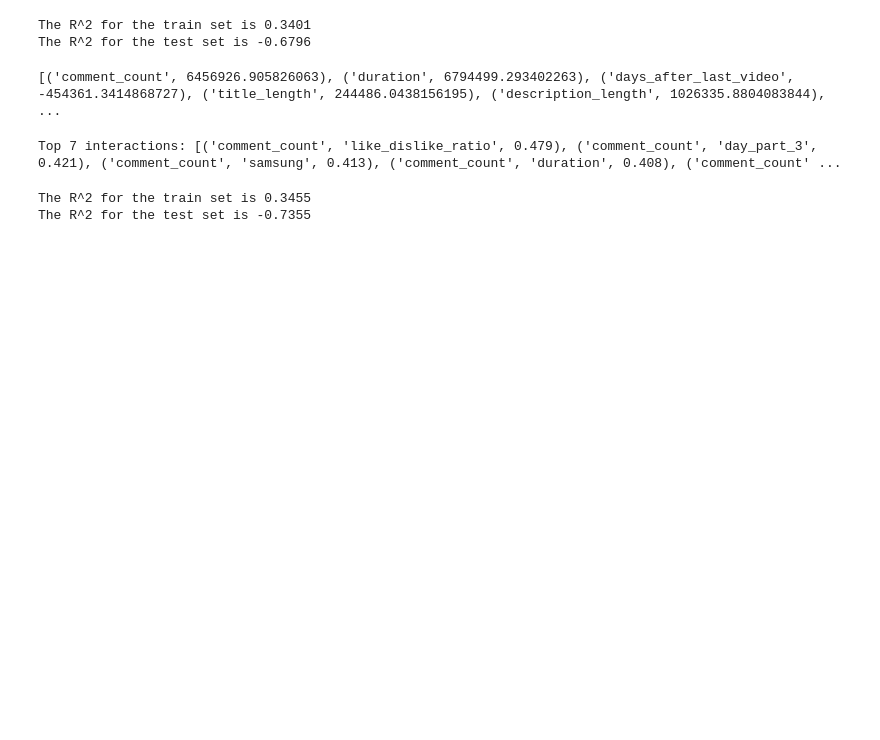
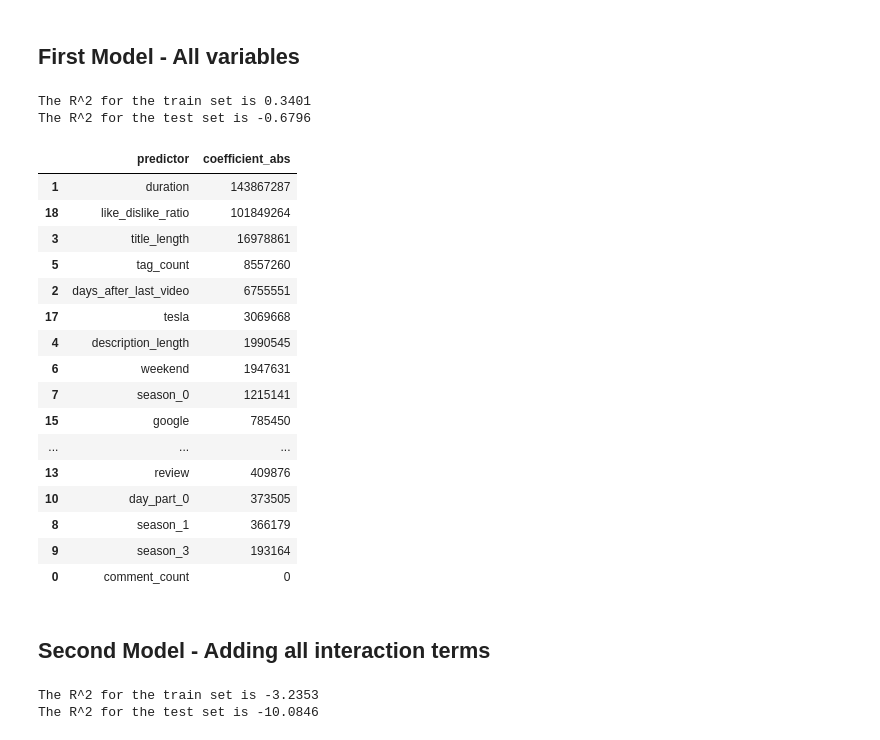
Before and after one commit to Carterbouley/flatiron-mod_4, a Jupyter notebook: Regression Analysis.ipynb, the cells around one changed output. Drawn from its saved outputs; the diff is of its cells as text; code cells hidden in the pictures; blank space fills up the shorter version.

Commit message:
first iteration

```diff
--- a/Regression Analysis.ipynb
+++ b/Regression Analysis.ipynb
@@ -147,3 +100,4 @@ X_test_numerical_scaled = pd.DataFrame(scaler.transform(X_test_numerical), colum
 # %%
-X_train_scaled = pd.concat([X_train_numerical_scaled, X_train_categorical], axis = 1)
-X_test_scaled = pd.concat([X_test_numerical_scaled, X_test_categorical], axis = 1)
+X_train_scaled = pd.concat([X_train_num_scaled, X_train_cat], axis = 1)
+X_test_scaled = pd.concat([X_test_num_scaled, X_test_cat], axis = 1)
+X_train_scaled.head()
@@ -150,6 +111,5 @@ X_test_scaled = pd.concat([X_test_numerical_scaled, X_test_categorical], axis =
-# %%
-linreg = LinearRegression()
-model = linreg.fit(X_train_scaled, y_train)
+# %% [markdown]
+## First Model - All variables
 # %%
 def train_vs_test(model, X_train, X_test, y_train, y_test):
 
@@ -159,26 +119,12 @@ def train_vs_test(model, X_train, X_test, y_train, y_test):
     r_2_test = r2_score(y_test, y_test_hat)
 
     return print(('The R^2 for the train set is {} \nThe R^2 for the test set is {} '.format(round(r_2_train, 4), round( r_2_test, 4))))
+# %%
+linreg = LinearRegression()
+model_1 = linreg.fit(X_train_scaled, y_train)
 # %%
-train_vs_test(model, X_train_scaled, X_test_scaled, y_train, y_test)
+train_vs_test(model_1, X_train_scaled, X_test_scaled, y_train, y_test)
+# Overfitting
 # %% [output]
 The R^2 for the train set is 0.3401
 The R^2 for the test set is -0.6796
-# %%
-print(list(zip(X.columns, model.coef_)))
-# %% [output]
-[('comment_count', 6456926.905826063), ('duration', 6794499.293402263), ('days_after_last_video', -454361.3414868727), ('title_length', 244486.0438156195), ('description_length', 1026335.8804083844),  ...
-# %%
-from itertools import combinations
-combinations = list(combinations(X.columns, 2))
-
-interactions = []
-data = X_train_scaled.copy()
-for comb in combinations:
-    data["interaction"] = data[comb[0]] * data[comb[1]]
-    score = round(np.mean(cross_val_score(linreg, data, y_train, scoring="r2", cv=5)), 4)
-    if score > 0.3401: interactions.append((comb[0], comb[1], round(score,3)))
-
-print("Top 7 interactions: %s" %sorted(interactions, key=lambda inter: inter[2], reverse=True)[:7])
-# %% [output]
-Top 7 interactions: [('comment_count', 'like_dislike_ratio', 0.479), ('comment_count', 'day_part_3', 0.421), ('comment_count', 'samsung', 0.413), ('comment_count', 'duration', 0.408), ('comment_count' ...
@@ -190,5 +131,23 @@ lm = linreg.fit(X_train_rfe, y_train)
-# %%
-train_vs_test(lm, X_train_rfe, X_test_rfe, y_train, y_test)
-# %% [output]
-The R^2 for the train set is 0.3455
-The R^2 for the test set is -0.7355
+# %%
+model_1_coeff = pd.DataFrame(list(zip(X.columns, model_1.coef_)), columns = ['predictor', 'coefficient_abs'])
+model_1_coeff['coefficient_abs'] = model_1_coeff['coefficient_abs'].map(abs).astype('int')
+model_1_coeff.sort_values(by = 'coefficient_abs', ascending = False)
+# bottom two especially small
+# %% [output]
+|  | predictor | coefficient_abs |
+| 1 | duration | 143867287 |
+| 18 | like_dislike_ratio | 101849264 |
+| 3 | title_length | 16978861 |
+| 5 | tag_count | 8557260 |
+| 2 | days_after_last_video | 6755551 |
+| 17 | tesla | 3069668 |
+| 4 | description_length | 1990545 |
+| 6 | weekend | 1947631 |
+| 7 | season_0 | 1215141 |
+| 15 | google | 785450 |
+| ... | ... | ... |
+| 13 | review | 409876 |
+| 10 | day_part_0 | 373505 |
+| 8 | season_1 | 366179 |
+| 9 | season_3 | 193164 |
+| 0 | comment_count | 0 |
@@ -194,0 +157,2 @@ The R^2 for the test set is -0.7355
+# %% [markdown]
+## Second Model - Adding all interaction terms
@@ -194,0 +167,6 @@ The R^2 for the test set is -0.7355
+# %%
+train_vs_test(model_2, X_train_poly, X_test_poly, y_train, y_test)
+# Overfitting, but better test R2
+# %% [output]
+The R^2 for the train set is -3.2353
+The R^2 for the test set is -10.0846
```
Also changed, not shown: parts of 16 cells of this notebook.
